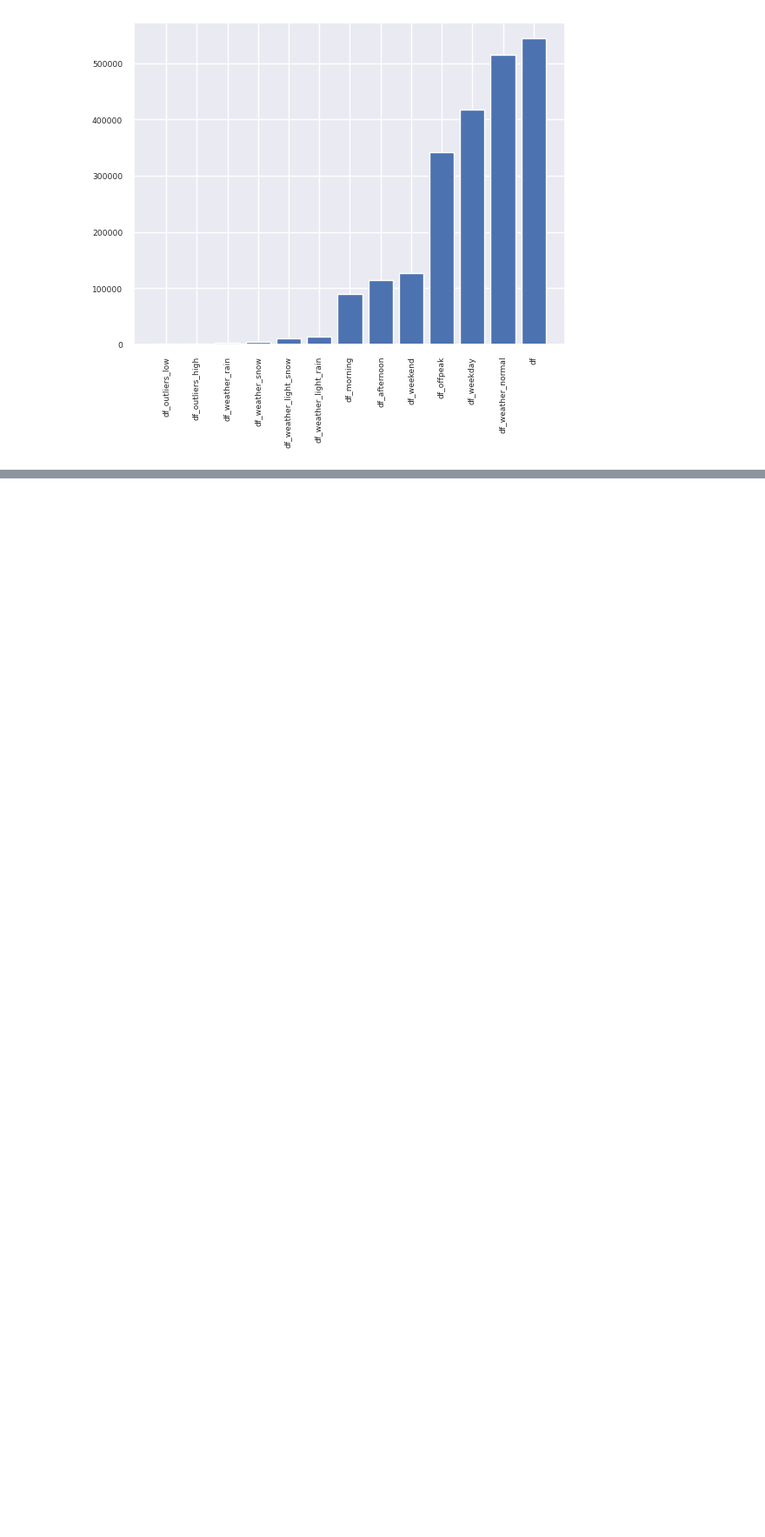
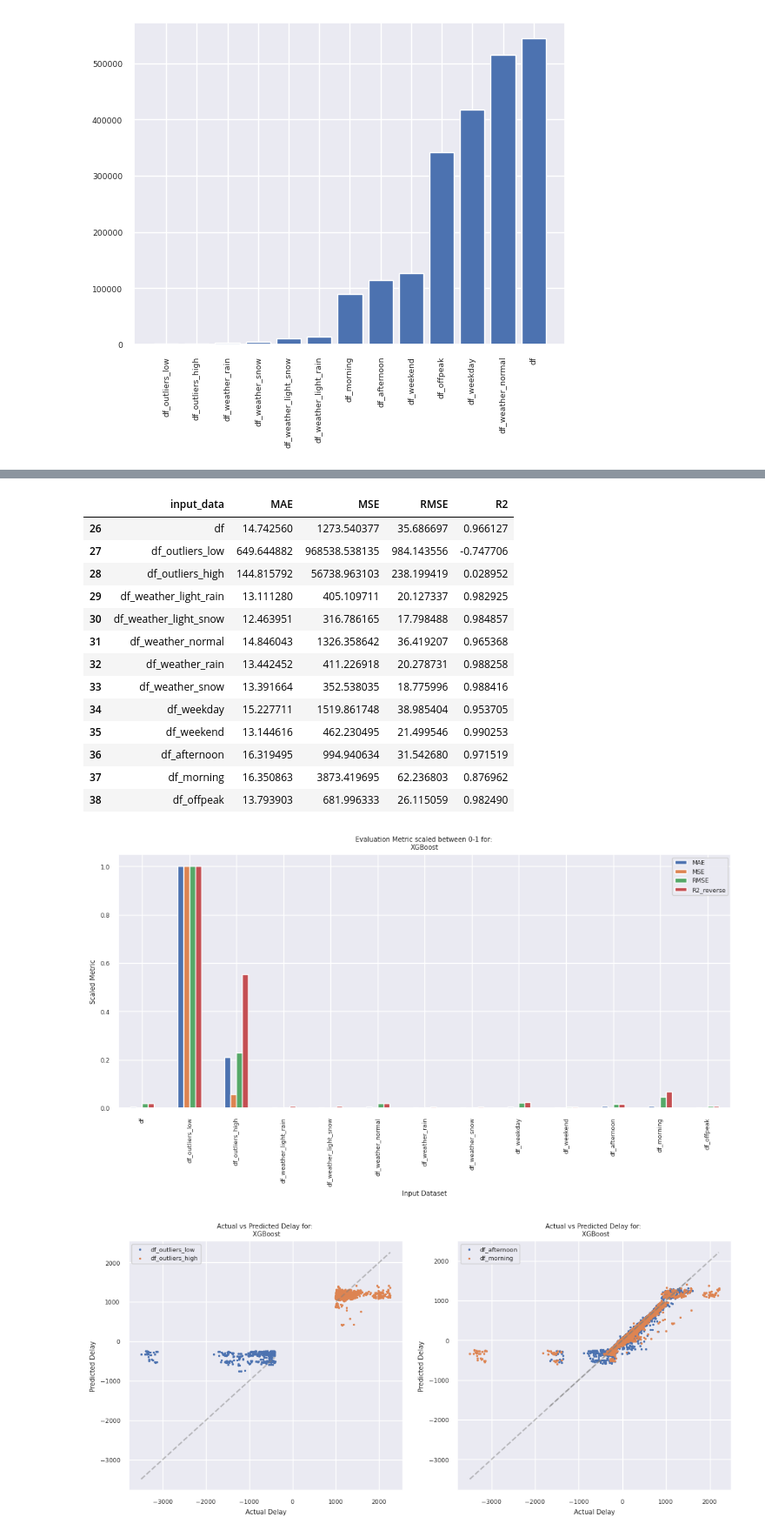
Before and after one commit to marinawmrs/AH2179-project-group-2, a Jupyter notebook: 3_model_eval.ipynb, the cells around one changed output, grey strips where cells are left out. Shown at 87% size. Drawn from its saved outputs; the diff is of its cells as text; code cells hidden in the pictures; blank space fills up the shorter version.

```diff
--- a/3_model_eval.ipynb
+++ b/3_model_eval.ipynb
@@ -258,0 +325,21 @@ Neural_Net
+# %%
+# XGBoost Evaluation
+display_model_metric_summary('XGBoost', 2)
+plot_scaled_metrics_per_stop('XGBoost')
+# %% [output]
+|  | input_data | MAE | MSE | RMSE | R2 |
+| 26 | df | 14.742560 | 1273.540377 | 35.686697 | 0.966127 |
+| 27 | df_outliers_low | 649.644882 | 968538.538135 | 984.143556 | -0.747706 |
+| 28 | df_outliers_high | 144.815792 | 56738.963103 | 238.199419 | 0.028952 |
+| 29 | df_weather_light_rain | 13.111280 | 405.109711 | 20.127337 | 0.982925 |
+| 30 | df_weather_light_snow | 12.463951 | 316.786165 | 17.798488 | 0.984857 |
+| 31 | df_weather_normal | 14.846043 | 1326.358642 | 36.419207 | 0.965368 |
+| 32 | df_weather_rain | 13.442452 | 411.226918 | 20.278731 | 0.988258 |
+| 33 | df_weather_snow | 13.391664 | 352.538035 | 18.775996 | 0.988416 |
+| 34 | df_weekday | 15.227711 | 1519.861748 | 38.985404 | 0.953705 |
+| 35 | df_weekend | 13.144616 | 462.230495 | 21.499546 | 0.990253 |
+| 36 | df_afternoon | 16.319495 | 994.940634 | 31.542680 | 0.971519 |
+| 37 | df_morning | 16.350863 | 3873.419695 | 62.236803 | 0.876962 |
+| 38 | df_offpeak | 13.793903 | 681.996333 | 26.115059 | 0.982490 |
+[figure, added]
+[figure, added]
```
Also changed, not shown: parts of 14 cells of this notebook.
